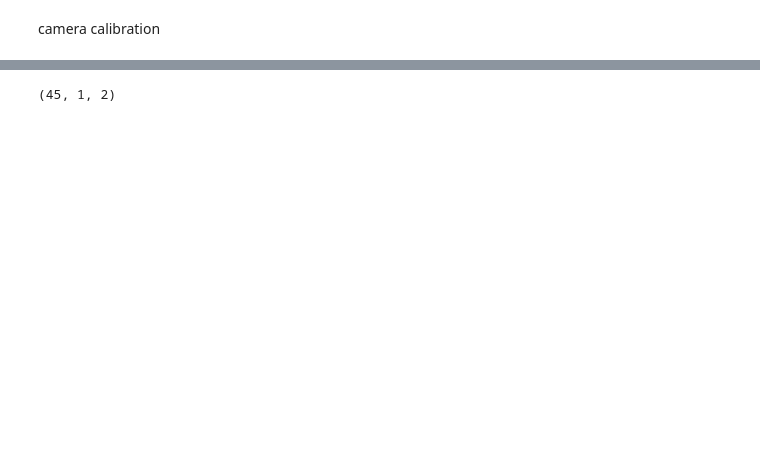
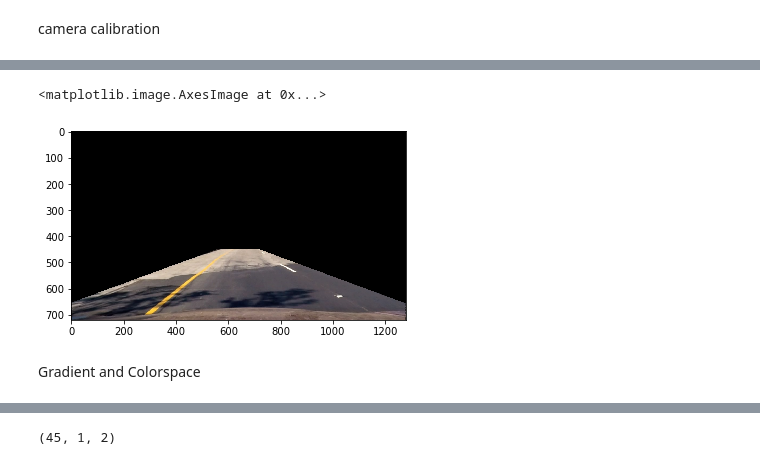
Before and after one commit to ben-blazado/CarND-Advanced-Lane-Lines, a Jupyter notebook: sandbox.ipynb, the cells around one changed output, grey strips where cells are left out. Drawn from its saved outputs; the diff is of its cells as text; code cells hidden in the pictures; blank space fills up the shorter version.

```diff
--- a/sandbox.ipynb
+++ b/sandbox.ipynb
@@ -22,0 +367,8 @@ plt.imshow(gray, cmap='gray')
+# %%
+unwarped = camera.unwarpPerspective(warped)
+plt.imshow(unwarped)
+# %% [output]
+<matplotlib.image.AxesImage at 0x...>
+[figure, added]
+# %% [markdown]
+Gradient and Colorspace
```
Also changed, not shown: parts of 33 cells of this notebook, 2 other files.
